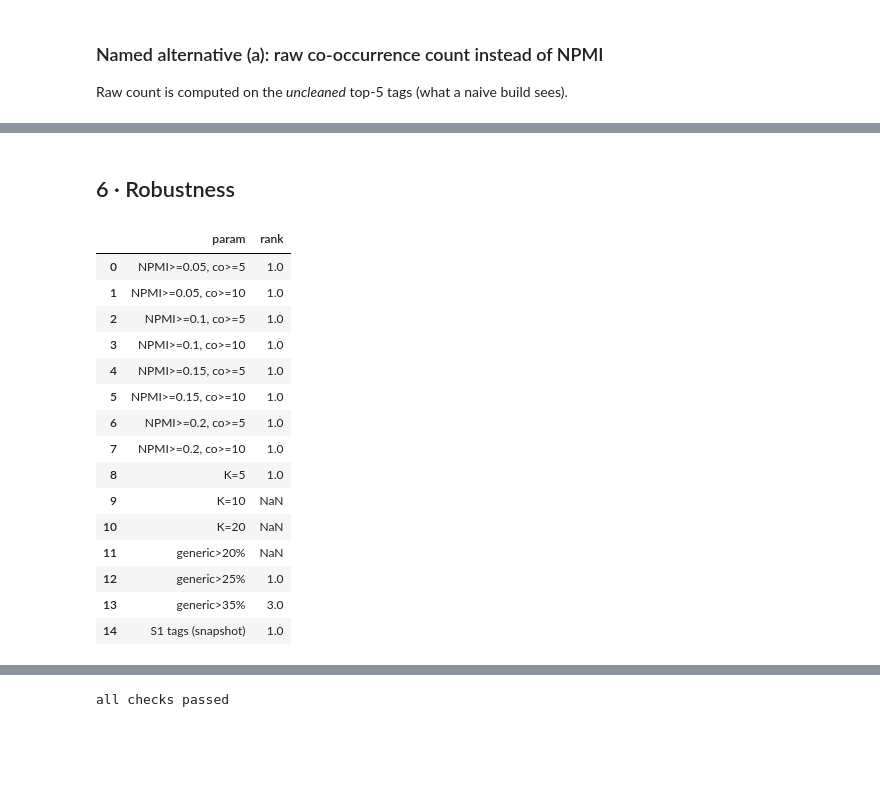
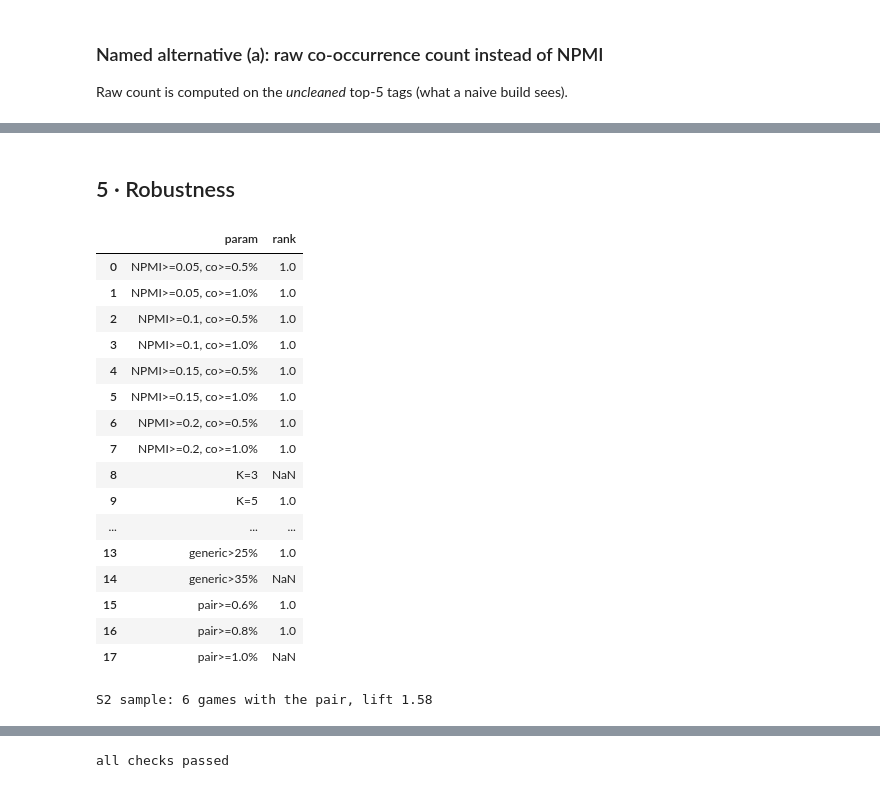
Before and after one commit to hhej/steam-tag-whitespace, a Jupyter notebook: notebooks/analysis.ipynb, the cells around one changed output, grey strips where cells are left out. Cells and saved outputs as stored; diff of their text form; code cells hidden in the pictures; blank space fills up the shorter version.

```diff
--- a/notebooks/analysis.ipynb
+++ b/notebooks/analysis.ipynb
@@ -66,7 +65,9 @@ print({k: round(NUM[k], 3) for k in ["tri_top5_jaccard", "tri_top5_identical", "
 ## 2 · The seed and generic-tag trap
 "Indie" is the collection seed. Tags in > 25 % of games are generic (rule fixed in advance).
 # %%
-tag_lists = [list(d) for d in games["s2_tags"]]
+dicts = list(cohort["tags"])
+reviews = cohort["reviews"].values
+tag_lists = [list(d) for d in dicts]
 indie_share = np.mean(["Indie" in t for t in tag_lists])
 generic, dfreq = tn.generic_tags(tag_lists, tn.DEFAULTS["generic_df"])
 gen_table = pd.Series(dfreq).sort_values(ascending=False).head(20).rename("doc_freq").to_frame()
@@ -97,9 +100,8 @@ gen_table.round(3)
 # %%
-reviews = games["s2_reviews"].values
-dicts = list(games["s2_tags"])
 R = tn.run(dicts, reviews)
-G, pairs = R["G"], R["pairs"]
+G, pairs, P = R["G"], R["pairs"], R["params"]
 n_tags_raw = len({t for d in dicts for t in d})
-NUM.update(nodes=G.number_of_nodes(), edges=G.number_of_edges(), tags_before=n_tags_raw)
-print(f"{n_tags_raw} distinct tags before pruning -> {G.number_of_nodes()} nodes, {G.number_of_edges()} edges")
+NUM.update(nodes=G.number_of_nodes(), edges=G.number_of_edges(), tags_before=n_tags_raw,
+           min_tag=P["min_tag"], min_co=P["min_co"], min_pair=P["min_pair"])
+print(f"{n_tags_raw} distinct tags before pruning -> {G.number_of_nodes()} nodes, {G.number_of_edges()} edges", P)
 # %% [output]
@@ -111,9 +113,9 @@ Raw count is computed on the *uncleaned* top-5 tags (what a naive build sees).
 naive = [[t for t in tags if t not in tn.SEED_TAGS][:5] for tags in tag_lists]
 n_a, n_ab = tn.cooccurrence(naive)
 top5_common = [t for t, _ in n_a.most_common(5)]
-raw_top = sorted(n_ab.items(), key=lambda kv: -kv[1])[:10]
+raw_top = sorted(n_ab.items(), key=lambda kv: (-kv[1], kv[0]))[:10]
 raw_touch = sum(a in top5_common or b in top5_common for (a, b), _ in raw_top)
-npmi_top = sorted(G.edges(data=True), key=lambda e: -e[2]["npmi"])[:10]
+npmi_top = sorted(G.edges(data=True), key=lambda e: (-e[2]["npmi"], e[0], e[1]))[:10]
 npmi_touch = sum(a in top5_common or b in top5_common for a, b, _ in npmi_top)
 NUM.update(top5_common=top5_common, raw_top10_touch_common=raw_touch, npmi_top10_touch_common=npmi_touch,
            raw_top_edge=list(raw_top[0][0]), raw_top_edge_count=raw_top[0][1])
@@ -175,0 +151,7 @@ estab.head(5).round(2)
+# %%
+# Crowded comparison: best pair that passes the overlap rule but fails only the crowding rule
+crowded = pairs[(pairs["saturation"] > P["max_sat"]) & (pairs["overlap"] <= P["max_overlap"])].reset_index(drop=True)
+top10 = pairs.head(10)
+NUM.update(top10_lift_crowded=int((top10["saturation"] > P["max_sat"]).sum()))
+print("of the 10 highest-lift pairs,", NUM["top10_lift_crowded"], "are over-supplied")
+crowded.head(5).round(2)
@@ -176,48 +166,58 @@ estab.head(5).round(2)
 # %% [markdown]
-## 6 · Robustness
+## 5 · Robustness
 # %%
 def rank_of(pair, pairs_df):
     e = pairs_df[pairs_df["eligible"]].reset_index(drop=True)
     for i, r in enumerate(e.itertuples(), 1):
         if tuple(sorted((r.a, r.b))) == pair:
             return i
     return None
 
 best = tuple(sorted((elig.loc[0, "a"], elig.loc[0, "b"])))
 runner = tuple(sorted((elig.loc[1, "a"], elig.loc[1, "b"])))
 sweep = []
 for cut in [0.05, 0.10, 0.15, 0.20]:
-    for mc in [5, 10]:
-        sweep.append({"param": f"NPMI>={cut}, co>={mc}", "rank": rank_of(best, tn.run(dicts, reviews, npmi_cut=cut, min_co=mc)["pairs"])})
-for k in [5, 10, 20]:
+    for mc in [0.005, 0.01]:
+        sweep.append({"param": f"NPMI>={cut}, co>={mc:.1%}",
+                      "rank": rank_of(best, tn.run(dicts, reviews, npmi_cut=cut, min_co=mc)["pairs"])})
+for k in [3, 5, 10, 20]:
     sweep.append({"param": f"K={k}", "rank": rank_of(best, tn.run(dicts, reviews, k=k)["pairs"])})
 for gdf in [0.20, 0.25, 0.35]:
     sweep.append({"param": f"generic>{gdf:.0%}", "rank": rank_of(best, tn.run(dicts, reviews, generic_df=gdf)["pairs"])})
-s1_ok = games["s1_tags"].map(lambda d: isinstance(d, dict) and len(d) > 0)
-sweep.append({"param": "S1 tags (snapshot)",
-              "rank": rank_of(best, tn.run(list(games.loc[s1_ok, "s1_tags"]), games.loc[s1_ok, "reviews"].values)["pairs"])})
+for mp in [0.006, 0.008, 0.010]:
+    sweep.append({"param": f"pair>={mp:.1%}", "rank": rank_of(best, tn.run(dicts, reviews, min_pair=mp)["pairs"])})
 sweep = pd.DataFrame(sweep)
 p20 = tn.run(dicts, reviews, k=20)["pairs"]
 r20 = p20[(p20.a.isin(best)) & (p20.b.isin(best))].iloc[0]
 NUM.update(k20_n=int(r20.n_ab), k20_lift=float(r20.lift), k20_sat=float(r20.saturation))
 sweep.to_csv(OUT / "tables/robustness_sweep.csv", index=False)
 sweep
 # %% [output]
 |  | param | rank |
-| 0 | NPMI>=0.05, co>=5 | 1.0 |
-| 1 | NPMI>=0.05, co>=10 | 1.0 |
-| 2 | NPMI>=0.1, co>=5 | 1.0 |
-| 3 | NPMI>=0.1, co>=10 | 1.0 |
-| 4 | NPMI>=0.15, co>=5 | 1.0 |
-| 5 | NPMI>=0.15, co>=10 | 1.0 |
-| 6 | NPMI>=0.2, co>=5 | 1.0 |
-| 7 | NPMI>=0.2, co>=10 | 1.0 |
-| 8 | K=5 | 1.0 |
-| 9 | K=10 | NaN |
-| 10 | K=20 | NaN |
-| 11 | generic>20% | NaN |
-| 12 | generic>25% | 1.0 |
-| 13 | generic>35% | 3.0 |
-| 14 | S1 tags (snapshot) | 1.0 |
+| 0 | NPMI>=0.05, co>=0.5% | 1.0 |
+| 1 | NPMI>=0.05, co>=1.0% | 1.0 |
+| 2 | NPMI>=0.1, co>=0.5% | 1.0 |
+| 3 | NPMI>=0.1, co>=1.0% | 1.0 |
+| 4 | NPMI>=0.15, co>=0.5% | 1.0 |
+| 5 | NPMI>=0.15, co>=1.0% | 1.0 |
+| 6 | NPMI>=0.2, co>=0.5% | 1.0 |
+| 7 | NPMI>=0.2, co>=1.0% | 1.0 |
+| 8 | K=3 | NaN |
+| 9 | K=5 | 1.0 |
+| ... | ... | ... |
+| 13 | generic>25% | 1.0 |
+| 14 | generic>35% | NaN |
+| 15 | pair>=0.6% | 1.0 |
+| 16 | pair>=0.8% | 1.0 |
+| 17 | pair>=1.0% | NaN |
+# %%
+# Second source: the pair's lift on the live-scraped sample (S2 tags and live review counts)
+s2_base = tn.run(list(games["s2_tags"]), games["s2_reviews"].values)["baskets"]
+s2_rev = games["s2_reviews"].values
+s2_has = np.array([set(best) <= set(b) for b in s2_base])
+NUM.update(s2_pair_n=int(s2_has.sum()), s2_pair_lift=float(np.median(s2_rev[s2_has]) / np.median(s2_rev)))
+print("S2 sample:", NUM["s2_pair_n"], "games with the pair, lift", round(NUM["s2_pair_lift"], 2))
+# %% [output]
+S2 sample: 6 games with the pair, lift 1.58
 # %%
 # Bootstrap: resample games. Rank = is the pair still the top eligible pair? Lift = the pair's games' median
```
Also changed, not shown: parts of 24 cells of this notebook, 16 other files.
